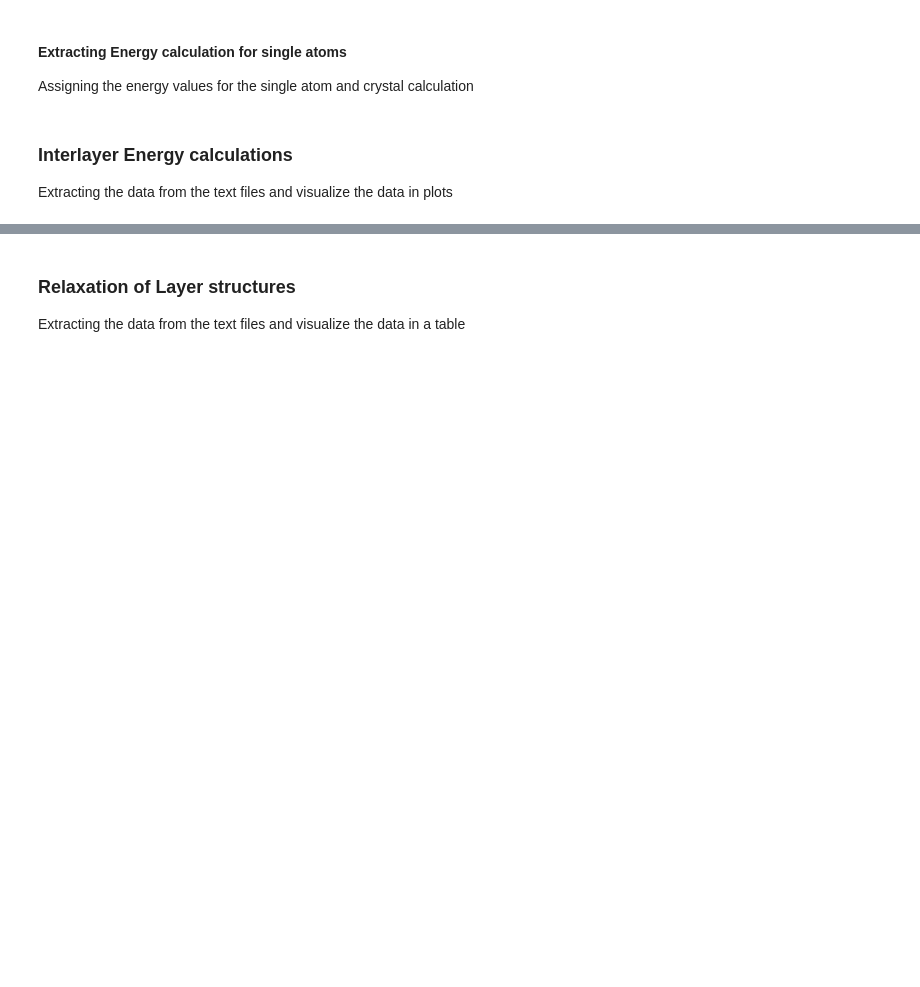
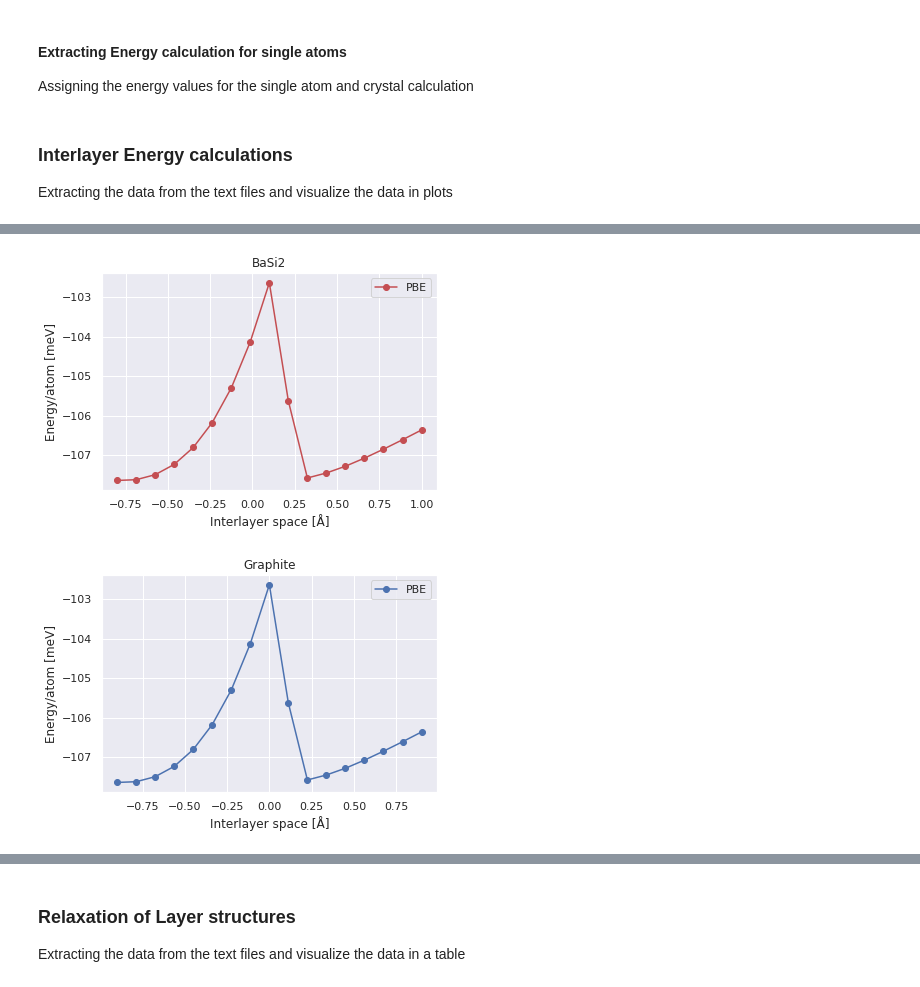
Before and after one commit to Moejay10/DFT, a Jupyter notebook: Code/DFT_Python.ipynb, the cells around one changed output, grey strips where cells are left out. Drawn from its saved outputs; the diff is of its cells as text; code cells hidden in the pictures; blank space fills up the shorter version.

```diff
--- a/Code/DFT_Python.ipynb
+++ b/Code/DFT_Python.ipynb
@@ -238,0 +306,17 @@ plt.show()
+# %%
+plt.plot(x, df['pbe'], "-or")
+plt.legend(["PBE"])
+plt.title("BaSi2")
+plt.xlabel("Interlayer space [Å]")
+plt.ylabel("Energy/atom [meV]")
+plt.show()
+
+plt.plot(x_1, df1['pbe'], "-ob")
+plt.legend(["PBE"])
+plt.title("Graphite")
+plt.xlabel("Interlayer space [Å]")
+plt.ylabel("Energy/atom [meV]")
+plt.show()
+# %% [output]
+[figure, added]
+[figure, added]
```
Also changed, not shown: parts of 11 cells of this notebook.
